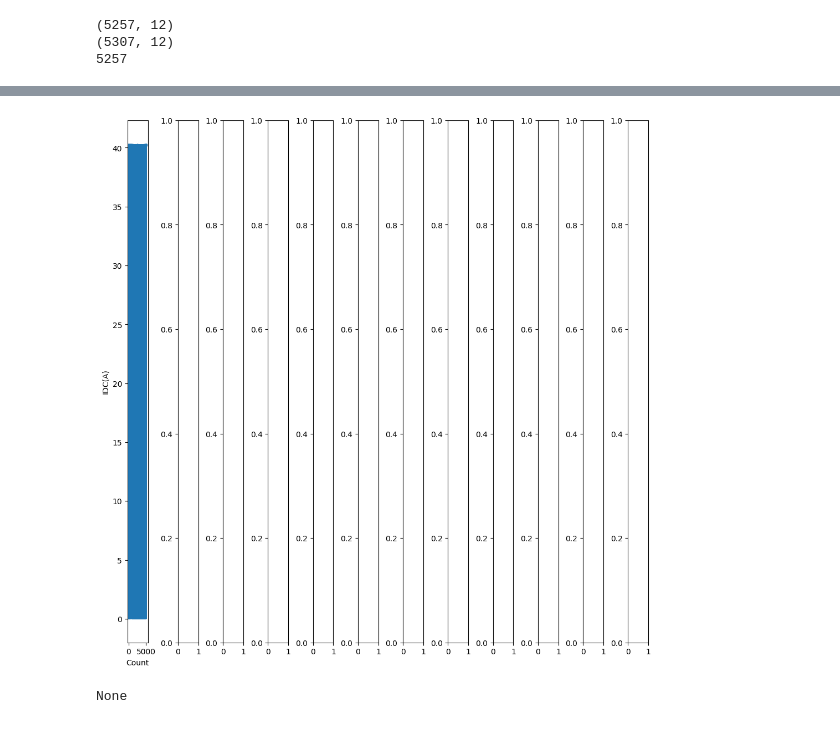
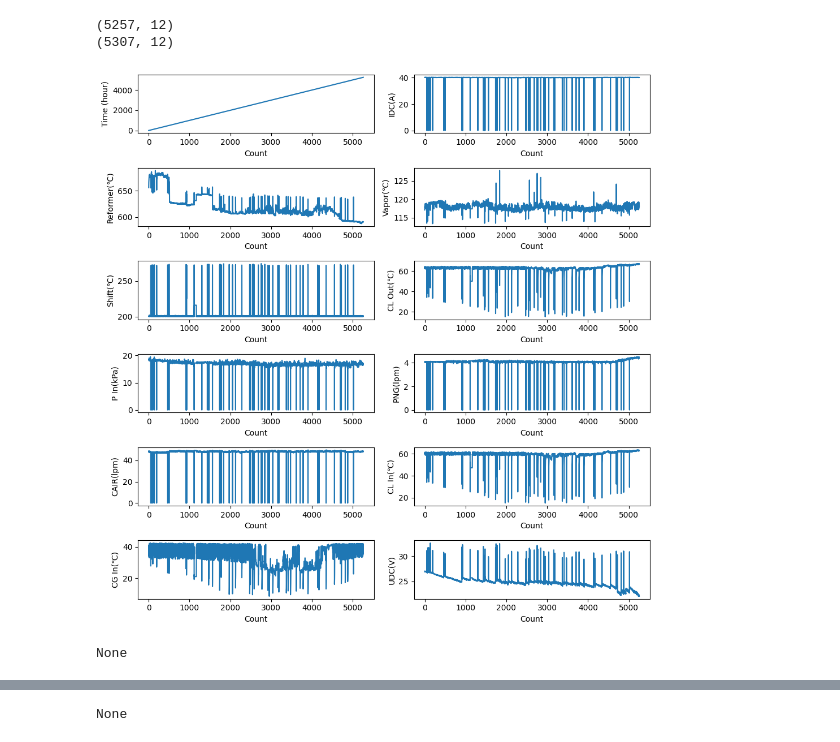
Before and after one commit to jongyunwoo/Engine-lifespan-Forecasting, a Jupyter notebook: preprocessing/data_preprocessing.ipynb, the cells around one changed output, grey strips where cells are left out. Saved outputs shown, nothing was run; the diff lists cells and outputs as text; code cells hidden in the pictures.

```diff
--- a/preprocessing/data_preprocessing.ipynb
+++ b/preprocessing/data_preprocessing.ipynb
@@ -1,27 +1,36 @@
 # %%
 #필요한 라이브러리 import
 import pandas as pd
 import numpy as np
 import matplotlib.pyplot as plt
 
 #데이터 로드
 df_continue = pd.read_csv('/Users/ujong-yun/Documents/학부연구생/100%_load_continued_all.csv', encoding='euc-kr')
 df_onoff = pd.read_csv('/Users/ujong-yun/Documents/학부연구생/100%_load_daily_on-off_all.csv', encoding='euc-kr')
 
 #데이터 shape 확인
 print(df_continue.shape)
 print(df_onoff.shape)
 
-print(len(df_continue.index))
+
 #데이터 칼럼별 시각화 함수
 def Data_Visualization(df):
-    fig, axs = plt.subplots(1, len(df.columns), figsize = (10, 10), constrained_layout = True)
-    for i in range(1, len(df.columns)):
-        axs[i-1].plot(df.index, df.iloc[:, [i]])
-        axs[i-1].set_xlabel('Count')
-        axs[i-1].set_ylabel(df.columns[i])
-        plt.show()
+    fig, axs = plt.subplots(6, 2, figsize=(10, 10))
+    j = 0
+    for i in range((int(len(df.columns)))):
+        axs[j][i % 2].plot(df.index, df.iloc[:, i])  # 수정된 부분
+        axs[j][i % 2].set_xlabel('Count')
+        axs[j][i % 2].set_ylabel(df.columns[i])
+        if i % 2 == 1:
+            j += 1
+    plt.tight_layout()
+    plt.show()
+
+
+print(Data_Visualization(df_continue))
+print(Data_Visualization(df_onoff))
 # %% [output]
 (5257, 12)
 (5307, 12)
-5257
+[figure, added]
+None
@@ -28,5 +38 @@ def Data_Visualization(df):
+None
-# %%
-print(Data_Visualization(df_continue))
-# %% [output]
-[figure, removed]
-None
```
Also changed, not shown: parts of 1 cell of this notebook.
